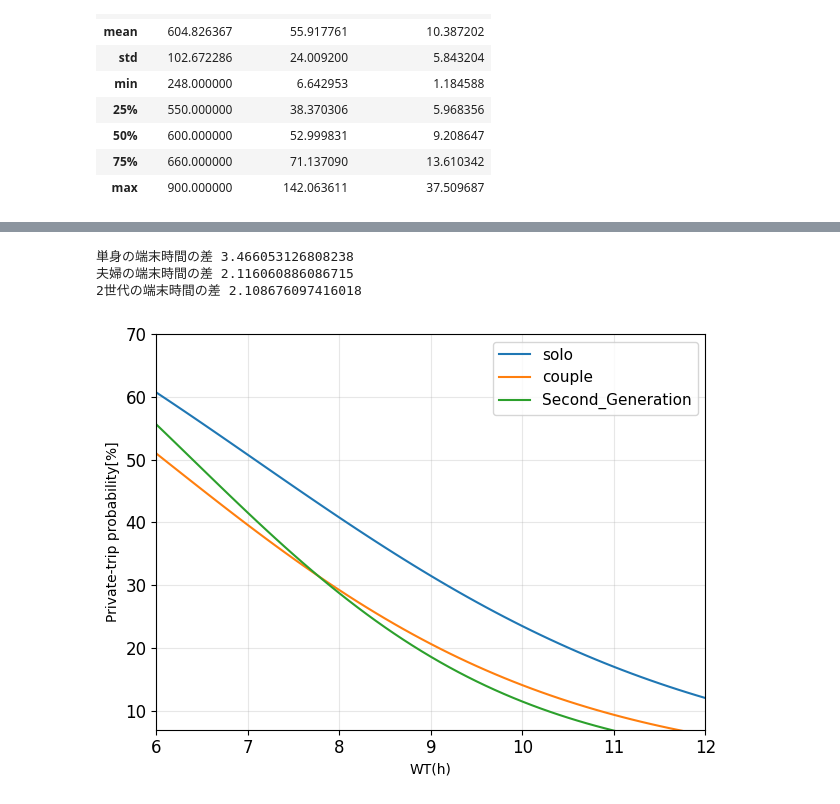
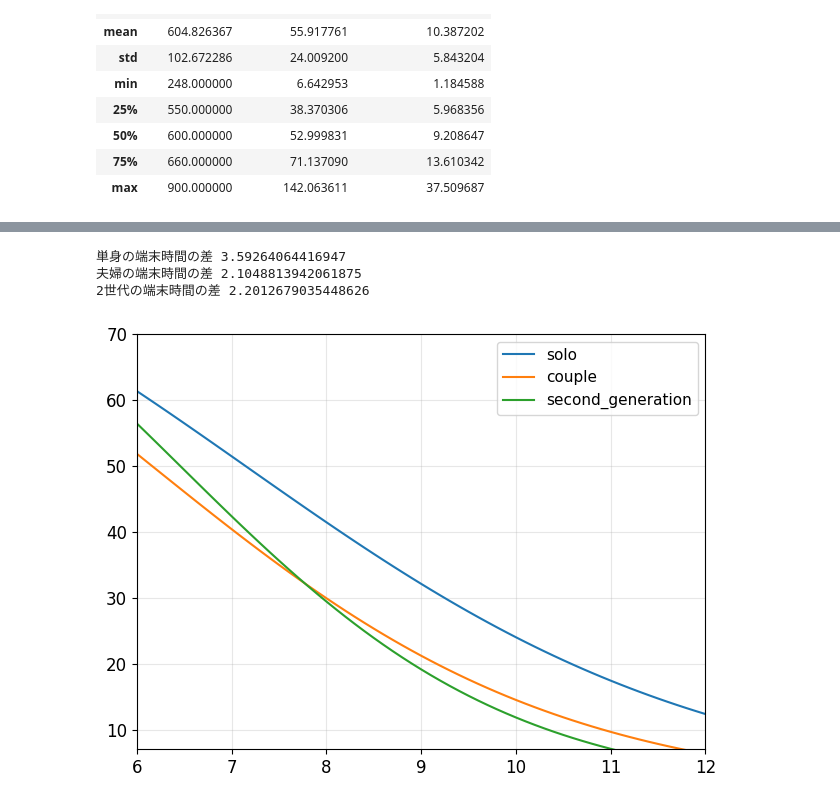
Before and after one commit to MITSUKI-cv/estimate, a Jupyter notebook: notebooks/using_model/two_choice_logit5_HHT.ipynb, the cells around one changed output, grey strips where cells are left out. Cells and saved outputs as stored; diff of their text form; code cells hidden in the pictures.

```diff
--- a/notebooks/using_model/two_choice_logit5_HHT.ipynb
+++ b/notebooks/using_model/two_choice_logit5_HHT.ipynb
@@ -111,7 +111,7 @@ PRITRIP   = Variable("PriTrip")                 # 目的変数（0/1）
 MACM_min  = Variable("MainlineTime[m]")         # 本線（分）
 WORK_min  = Variable("WorkTime[m]")             # 就業（分）
 HHM       = Variable("HouseholdMembers(all)")   # 世帯人数
-LU        = Variable("near_area_syou")          # 駅土地利用指標
+LU        = Variable("near_area_syou300")       # 駅土地利用指標
 AT_min    = Variable("AccessTime_used[m]")      # その日の実際の端末時間（分）
 MODE      = Variable("first_transportation")    # 1:歩, 2:自転車, 4:バス, 5:車
 
@@ -214,7 +214,7 @@ PRITRIP   = Variable("PriTrip")                 # 目的変数（0/1）
 MACM_min  = Variable("MainlineTime[m]")         # 本線（分）
 WORK_min  = Variable("WorkTime[m]")             # 就業（分）
 HHM       = Variable("HouseholdMembers(all)")   # 世帯人数
-LU        = Variable("near_area_syou")          # 駅土地利用指標
+LU        = Variable("near_area_syou300")       # 駅土地利用指標
 AT_min    = Variable("AccessTime_used[m]")      # その日の実際の端末時間（分）
 MODE      = Variable("first_transportation")    # 1:歩, 2:自転車, 4:バス, 5:車
 
@@ -317,7 +317,7 @@ PRITRIP   = Variable("PriTrip")                 # 目的変数（0/1）
 MACM_min  = Variable("MainlineTime[m]")         # 本線（分）
 WORK_min  = Variable("WorkTime[m]")             # 就業（分）
 HHM       = Variable("HouseholdMembers(all)")   # 世帯人数
-LU        = Variable("near_area_syou")          # 駅土地利用指標
+LU        = Variable("near_area_syou300")       # 駅土地利用指標
 AT_min    = Variable("AccessTime_used[m]")      # その日の実際の端末時間（分）
 MODE      = Variable("first_transportation")    # 1:歩, 2:自転車, 4:バス, 5:車
 
@@ -561,9 +561,9 @@ print("単身の端末時間の差", (P_solo_20 - P_solo_40)*100)
 print("夫婦の端末時間の差", (P_couple_20 - P_couple_40)*100)
 print("2世代の端末時間の差", (P_SG_20 - P_SG_40)*100)
 # %% [output]
-単身の端末時間の差 3.466053126808238
-夫婦の端末時間の差 2.116060886086715
-2世代の端末時間の差 2.108676097416018
+単身の端末時間の差 3.59264064416947
+夫婦の端末時間の差 2.1048813942061875
+2世代の端末時間の差 2.2012679035448626
 # %%
 # 男女モデルによる就業時間の感度分析
 # 固定値
@@ -587,34 +587,34 @@ WT = np.arange(6, 12 + 0.1, 0.1)
 
 def P_Work(beta, WT_array):
     V = (
         beta["ASC_YES"]
         + beta["B_WORKTIME"] * WT_array
         + beta["B_N_EKI_SCORE"] * lu
         + beta["B_MACMTIME"] * MACM_h
         + beta["B_AT_WALK"] * AccessTime
     )
     return logistic(V)
 
 P_solo = P_Work(beta_solo, WT)
 P_couple = P_Work(beta_couple, WT)
 P_SG = P_Work(beta_SG, WT)
 
 
 # 描画
 plt.figure()
 plt.plot(WT, P_solo*100, label="solo")
 plt.plot(WT, P_couple*100, label="couple")
-plt.plot(WT, P_SG*100, label="Second_Generation")
+plt.plot(WT, P_SG*100, label="second_generation")
 
 plt.xticks(fontsize=12)
 plt.yticks(fontsize=12)
-plt.xlabel("WT(h)")
-plt.ylabel("Private-trip probability[%]")
+#plt.xlabel("WT(h)")
+#plt.ylabel("Private-trip probability[%]")
 plt.xlim(6, 12)
 plt.ylim(7, 70)
 plt.grid(True, alpha=0.3)
 plt.legend(fontsize=11)
 plt.tight_layout()
 plt.show()
 # %% [output]
-[figure, old version]
+[figure, new version]
```
Also changed, not shown: parts of 8 cells of this notebook, 1 other file.
